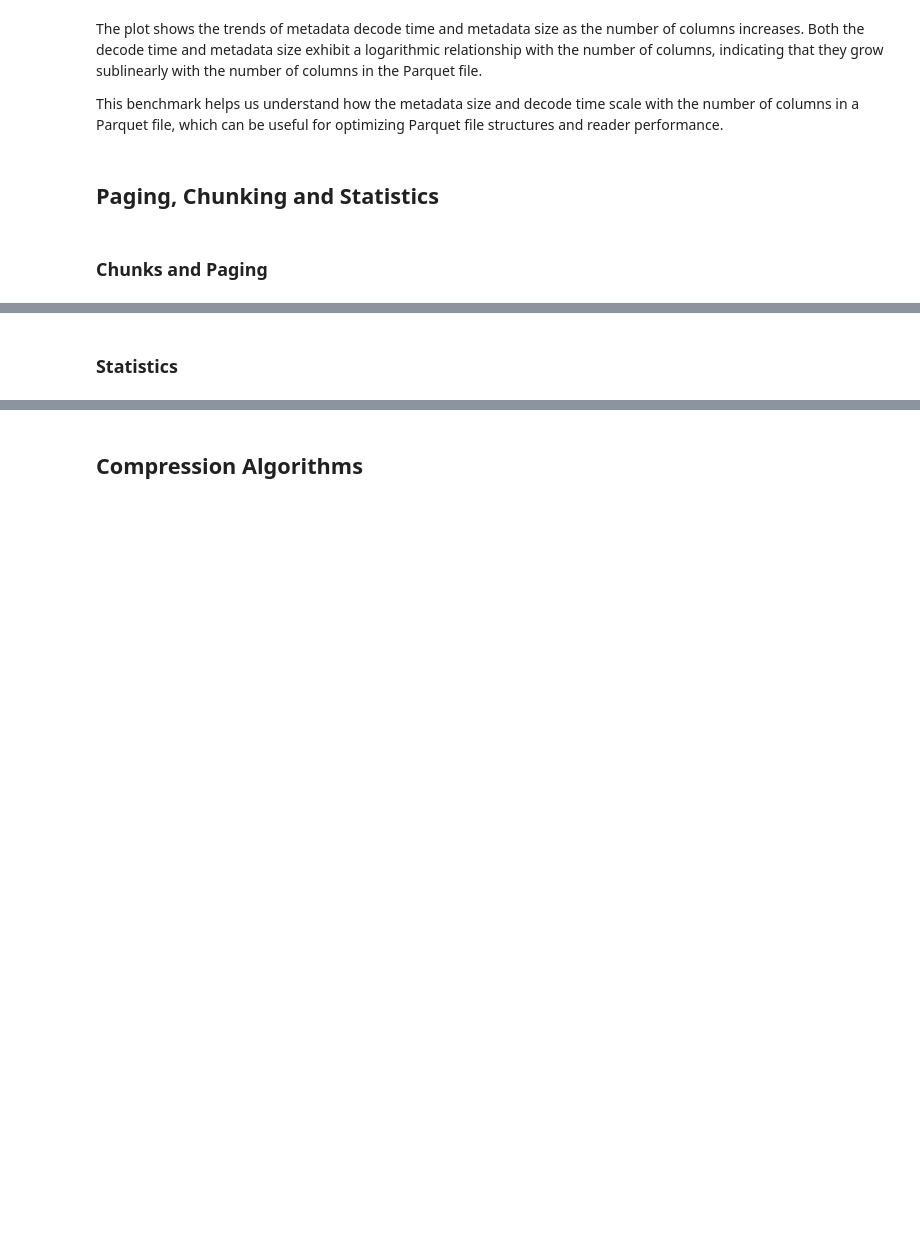
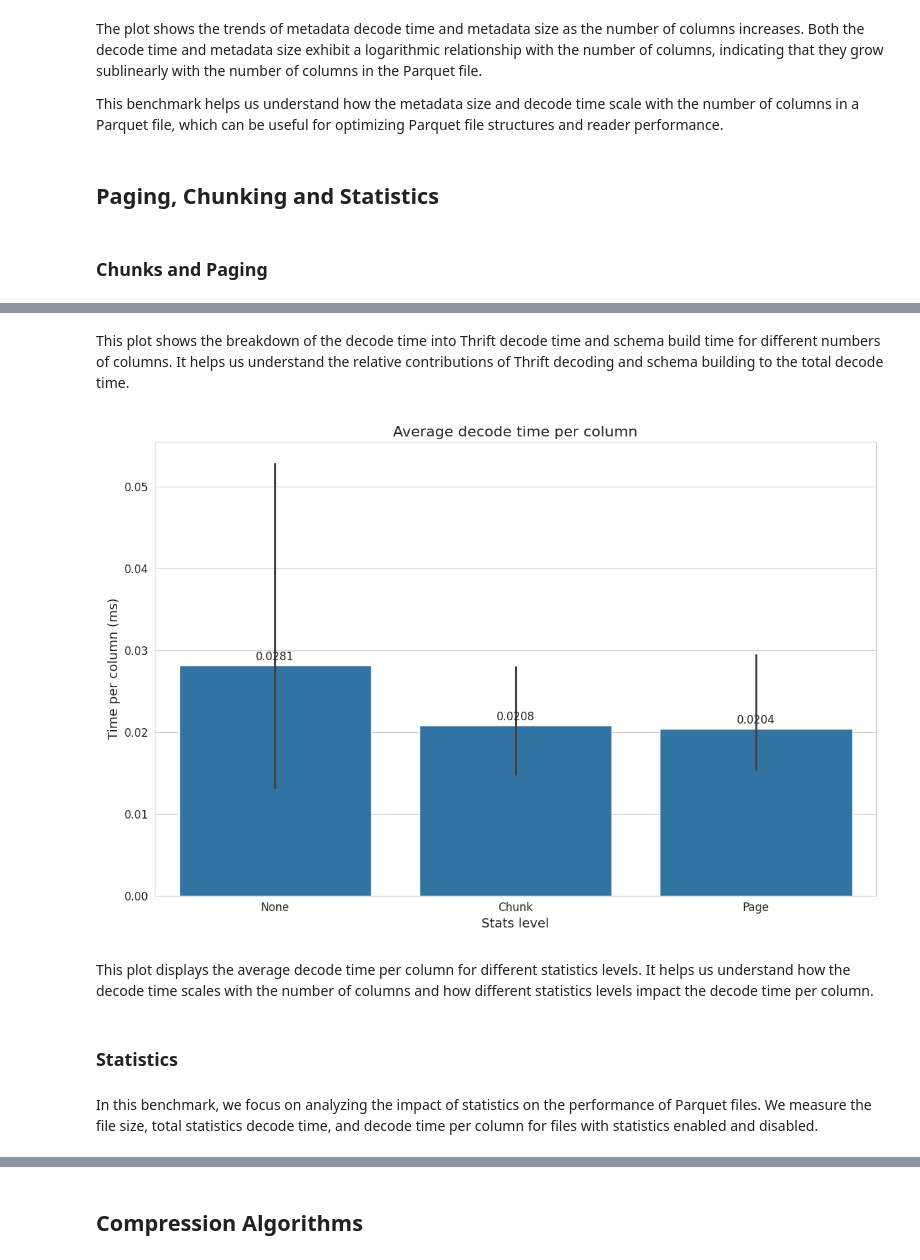
Before and after one commit to Neelaksh-Singh/gresearch_parquet_benchmarking, a Jupyter notebook: Parquet-CPP Benchmarking.ipynb, the cells around one changed output, grey strips where cells are left out. Saved outputs shown, nothing was run; the diff lists cells and outputs as text; code cells hidden in the pictures; blank space fills up the shorter version.

```diff
--- a/Parquet-CPP Benchmarking.ipynb
+++ b/Parquet-CPP Benchmarking.ipynb
@@ -126,2 +191,28 @@ Image(filename='./temp/decode_and_size.png')
+# %% [markdown]
+This plot shows the breakdown of the decode time into Thrift decode time and schema build time for different numbers of columns. It helps us understand the relative contributions of Thrift decoding and schema building to the total decode time.
+# %%
+# Plot 3: Decode time per column
+plt.figure(figsize=(12, 8))
+df['time_per_column_ms'] = df['total_decode_time_ms'] / df['num_columns']
+sns.barplot(x='stats_level', y='time_per_column_ms', data=df)
+plt.xlabel('Stats level')
+plt.ylabel('Time per column (ms)')
+plt.title('Average decode time per column')
+for i, bar in enumerate(plt.gca().patches):
+    plt.annotate(f'{bar.get_height():.4f}',
+                 (bar.get_x() + bar.get_width()/2, bar.get_height()),
+                 ha='center', va='bottom', xytext=(0, 3),
+                 textcoords='offset points')
+plt.tight_layout()
+plt.savefig('./temp/decode_time_per_column.png')
+plt.close()
+
+Image(filename='./temp/decode_time_per_column.png')
+# %% [output]
+[figure, added]
+# %% [markdown]
+This plot displays the average decode time per column for different statistics levels. It helps us understand how the decode time scales with the number of columns and how different statistics levels impact the decode time per column.
 # %% [markdown]
 ### Statistics
+# %% [markdown]
+In this benchmark, we focus on analyzing the impact of statistics on the performance of Parquet files. We measure the file size, total statistics decode time, and decode time per column for files with statistics enabled and disabled.
```
Also changed, not shown: parts of 32 cells of this notebook.
